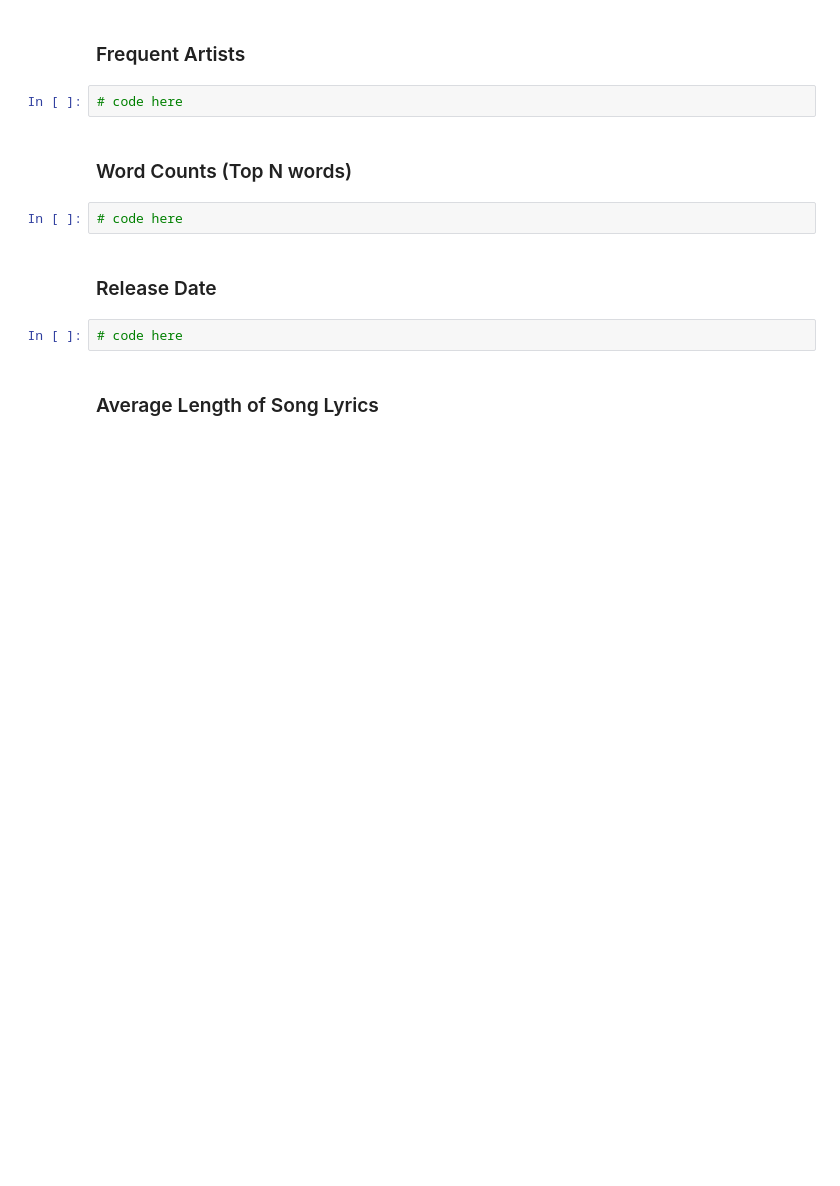
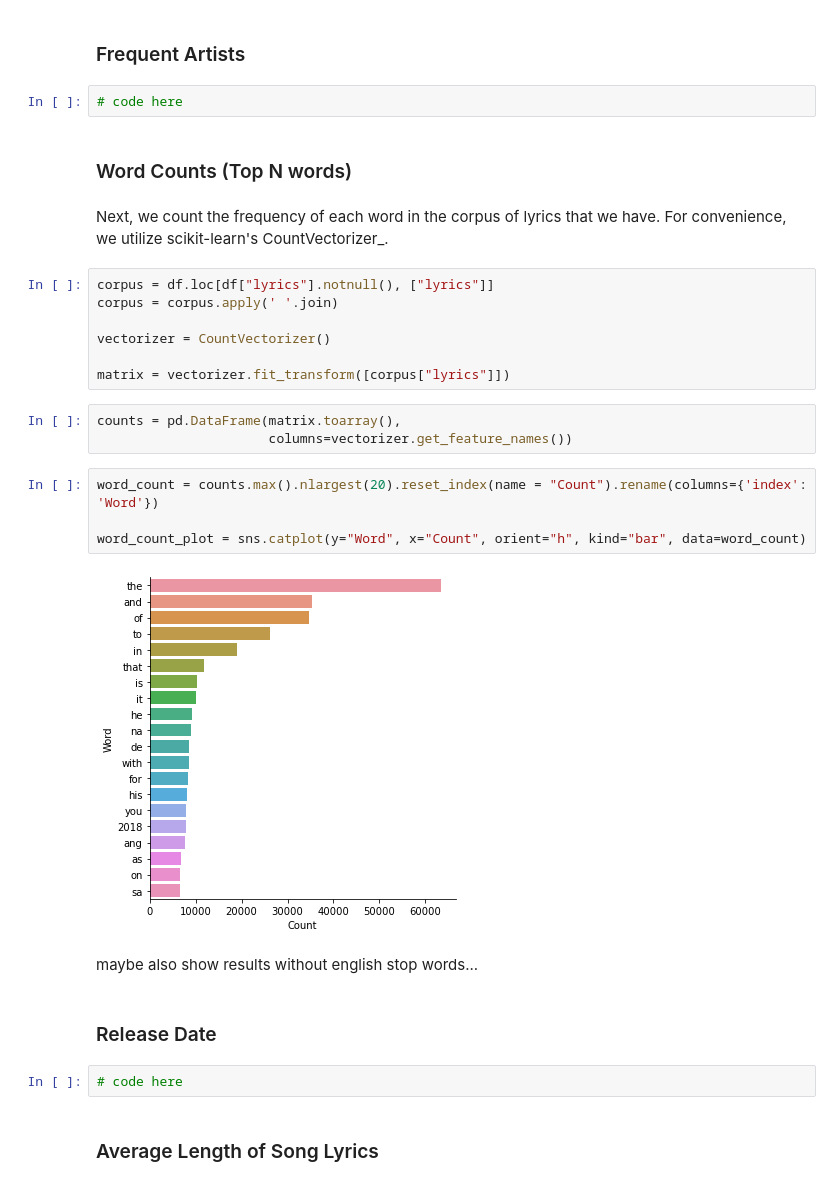
Before and after one commit to kenloquinte/DATASCI-Baby-Alive, a Jupyter notebook: FINAL/Technical_Report.ipynb, the cells around one changed output. Saved outputs shown, nothing was run; the diff lists cells and outputs as text; blank space fills up the shorter version.

```diff
--- a/FINAL/Technical_Report.ipynb
+++ b/FINAL/Technical_Report.ipynb
@@ -97,8 +122,26 @@ df_rck = pd.read_csv('CSV Files/rock_music.csv')
 # code here
 # %% [markdown]
 ### Word Counts (Top N words)
-# %%
-# code here
+# %% [markdown]
+Next, we count the frequency of each word in the corpus of lyrics that we have. For convenience, we utilize scikit-learn's CountVectorizer_.
+# %%
+corpus = df.loc[df["lyrics"].notnull(), ["lyrics"]]
+corpus = corpus.apply(' '.join)
+
+vectorizer = CountVectorizer()
+
+matrix = vectorizer.fit_transform([corpus["lyrics"]])
+# %%
+counts = pd.DataFrame(matrix.toarray(),
+                      columns=vectorizer.get_feature_names())
+# %%
+word_count = counts.max().nlargest(20).reset_index(name = "Count").rename(columns={'index': 'Word'})
+
+word_count_plot = sns.catplot(y="Word", x="Count", orient="h", kind="bar", data=word_count)
+# %% [output]
+[figure, added]
+# %% [markdown]
+maybe also show results without english stop words...
 # %% [markdown]
 ### Release Date
 # %%
```
Also changed, not shown: parts of 6 cells of this notebook.
